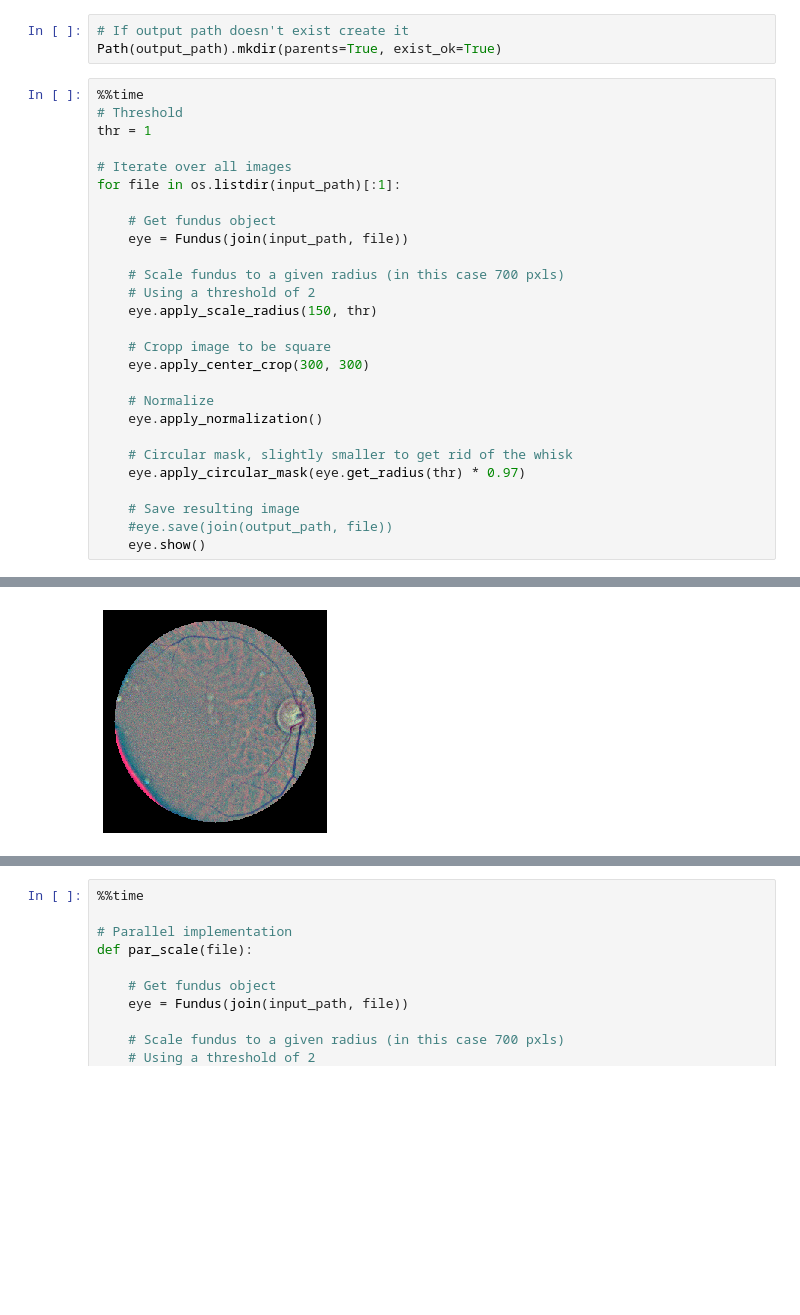
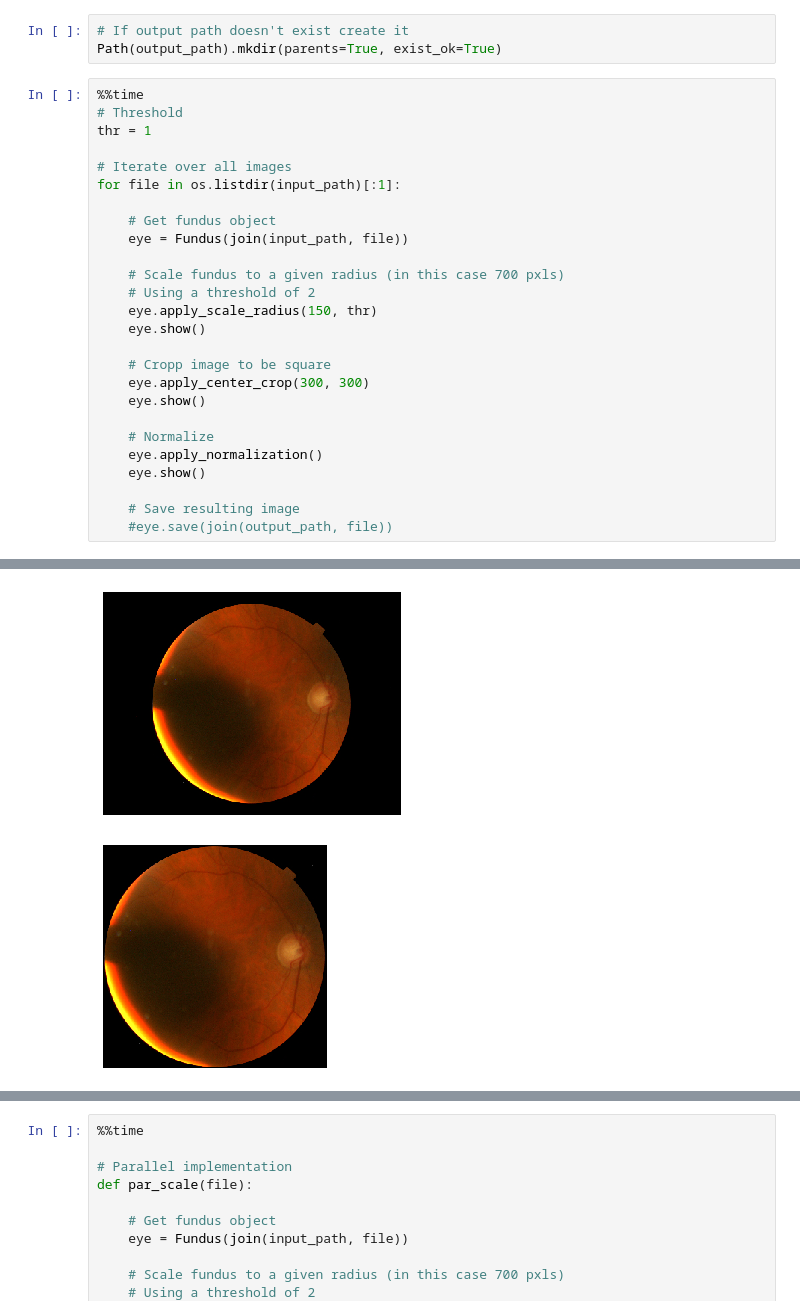
Before and after one commit to migueLib/master_thesis, a Jupyter notebook: notebooks/methods_preprocessing_normalization.ipynb, the cells around one changed output, grey strips where cells are left out. Drawn from its saved outputs; the diff is of its cells as text; blank space fills up the shorter version.

Commit message:
update figures

```diff
--- a/notebooks/methods_preprocessing_normalization.ipynb
+++ b/notebooks/methods_preprocessing_normalization.ipynb
@@ -39,17 +39,16 @@ for file in os.listdir(input_path)[:1]:
     # Scale fundus to a given radius (in this case 700 pxls)
     # Using a threshold of 2
     eye.apply_scale_radius(150, thr)
+    eye.show()
 
     # Cropp image to be square
     eye.apply_center_crop(300, 300)
+    eye.show()
 
     # Normalize
     eye.apply_normalization()
-
-    # Circular mask, slightly smaller to get rid of the whisk
-    eye.apply_circular_mask(eye.get_radius(thr) * 0.97)
+    eye.show()
 
     # Save resulting image
     #eye.save(join(output_path, file))
-    eye.show()
 # %% [output]
@@ -58 +57,2 @@ Wall time: 182 ms
-[figure, old version]
+[figure, new version]
+[figure, added]
```
Also changed, not shown: parts of 1 cell of this notebook, 3 other files.
